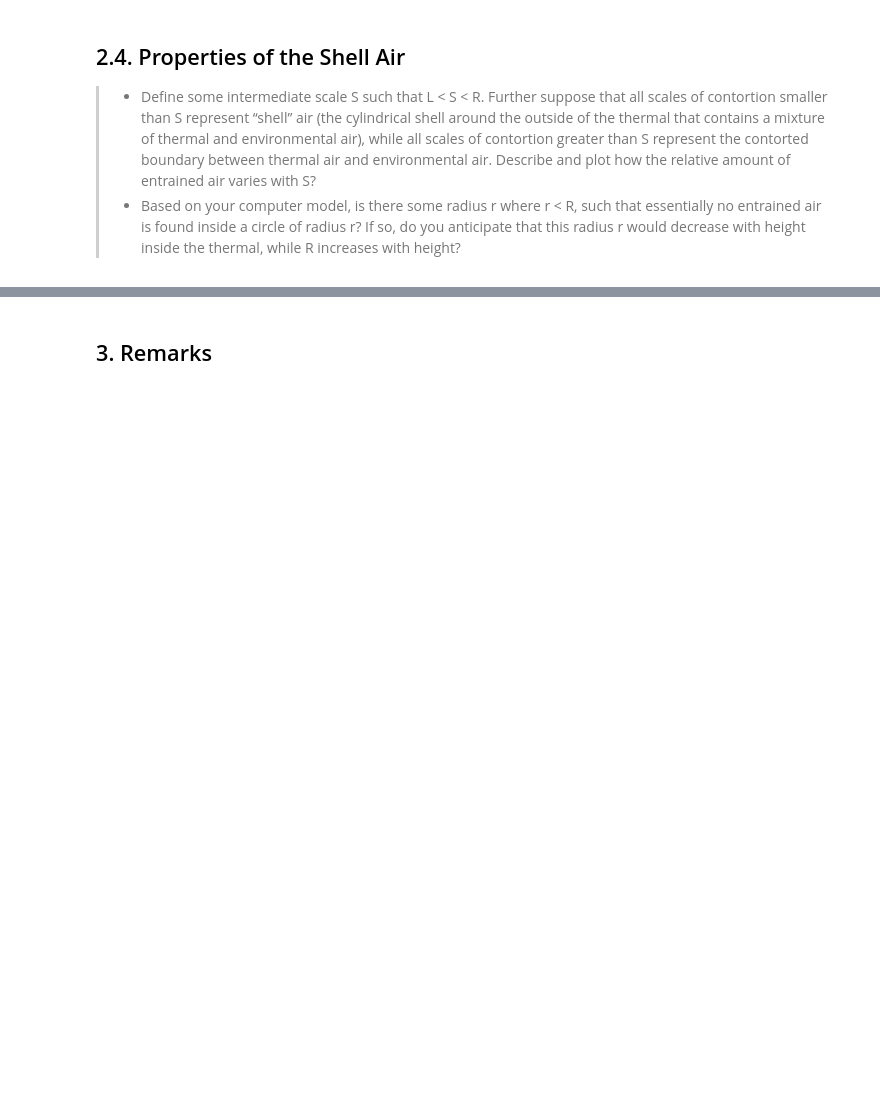
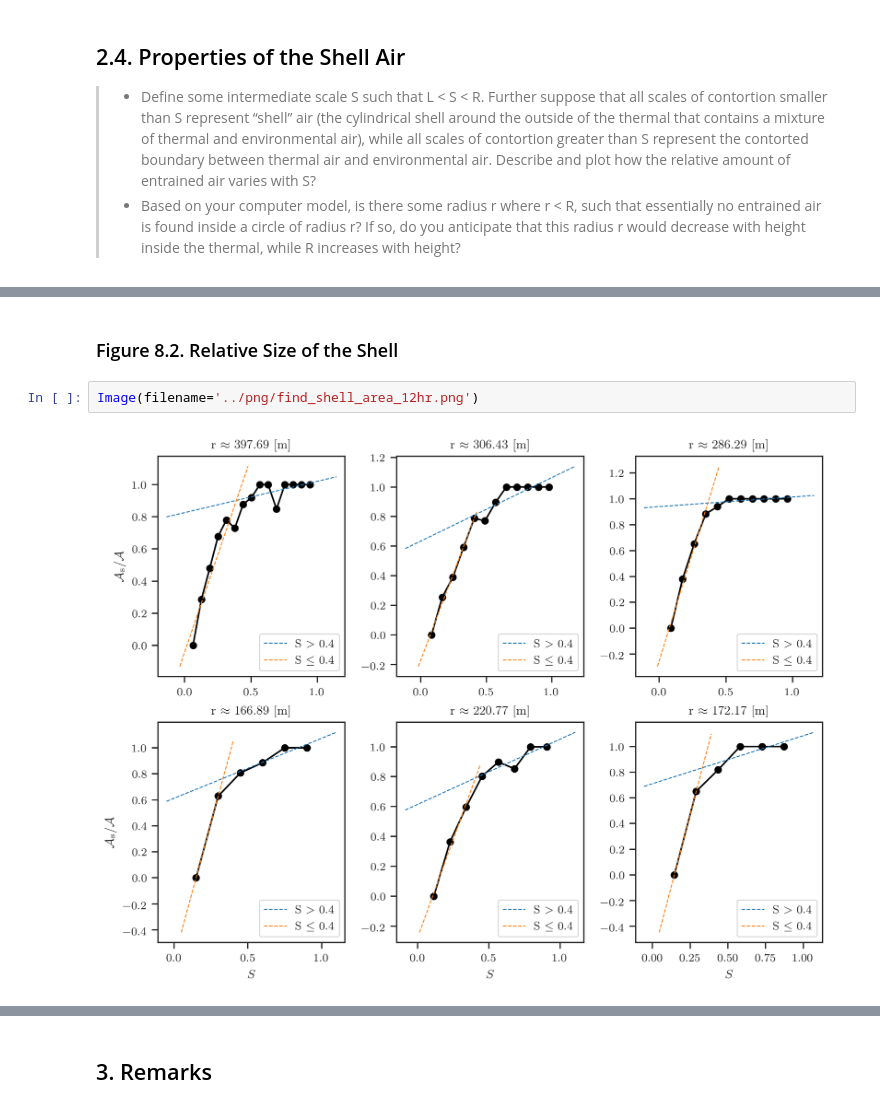
Before and after one commit to lorenghoh/fractal_clouds, a Jupyter notebook: notebook/fractal_clouds.ipynb, the cells around one changed output, grey strips where cells are left out. Cells and saved outputs as stored; diff of their text form; blank space fills up the shorter version.

```diff
--- a/notebook/fractal_clouds.ipynb
+++ b/notebook/fractal_clouds.ipynb
@@ -183,0 +251,6 @@ $$
+# %% [markdown]
+### Figure 8.2. Relative Size of the Shell
+# %%
+Image(filename='../png/find_shell_area_12hr.png')
+# %% [output]
+[figure, added]
```
Also changed, not shown: parts of 71 cells of this notebook, 1 other file.
